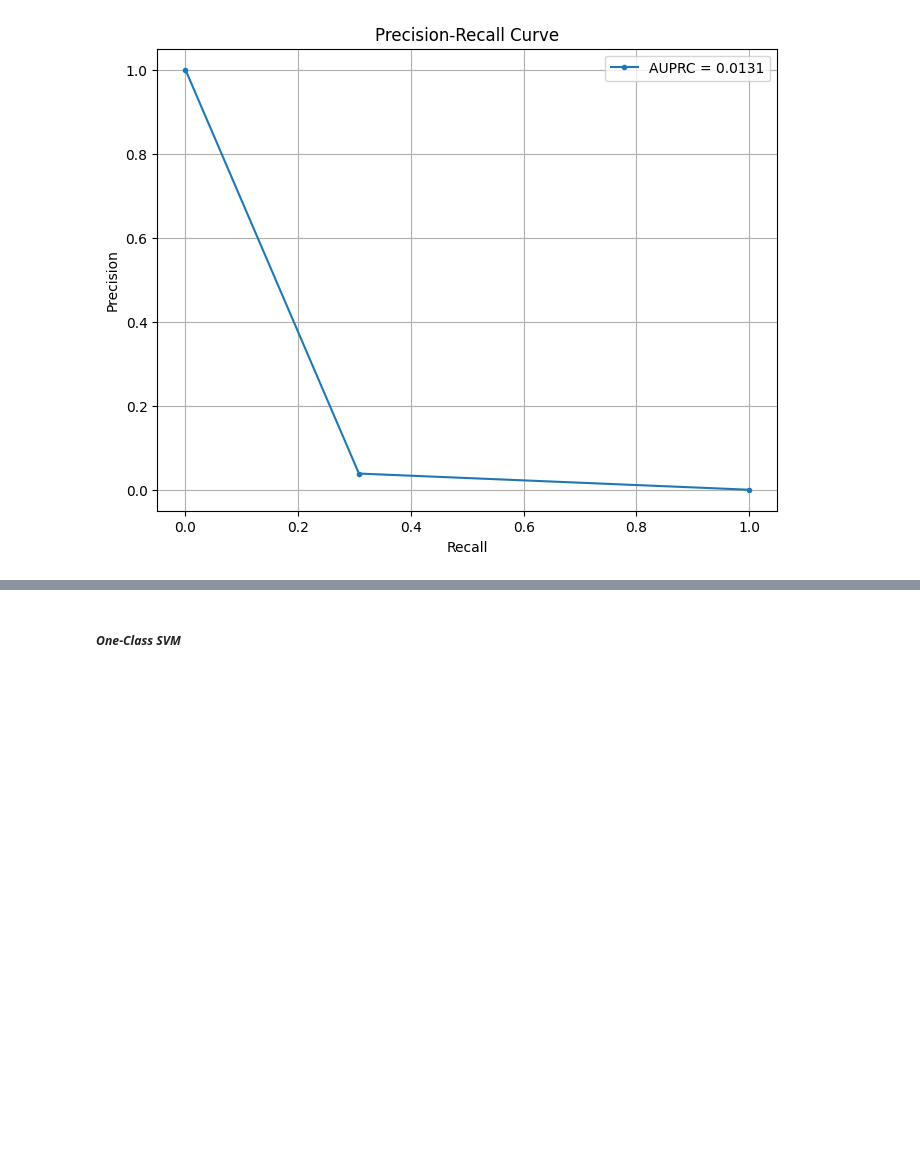
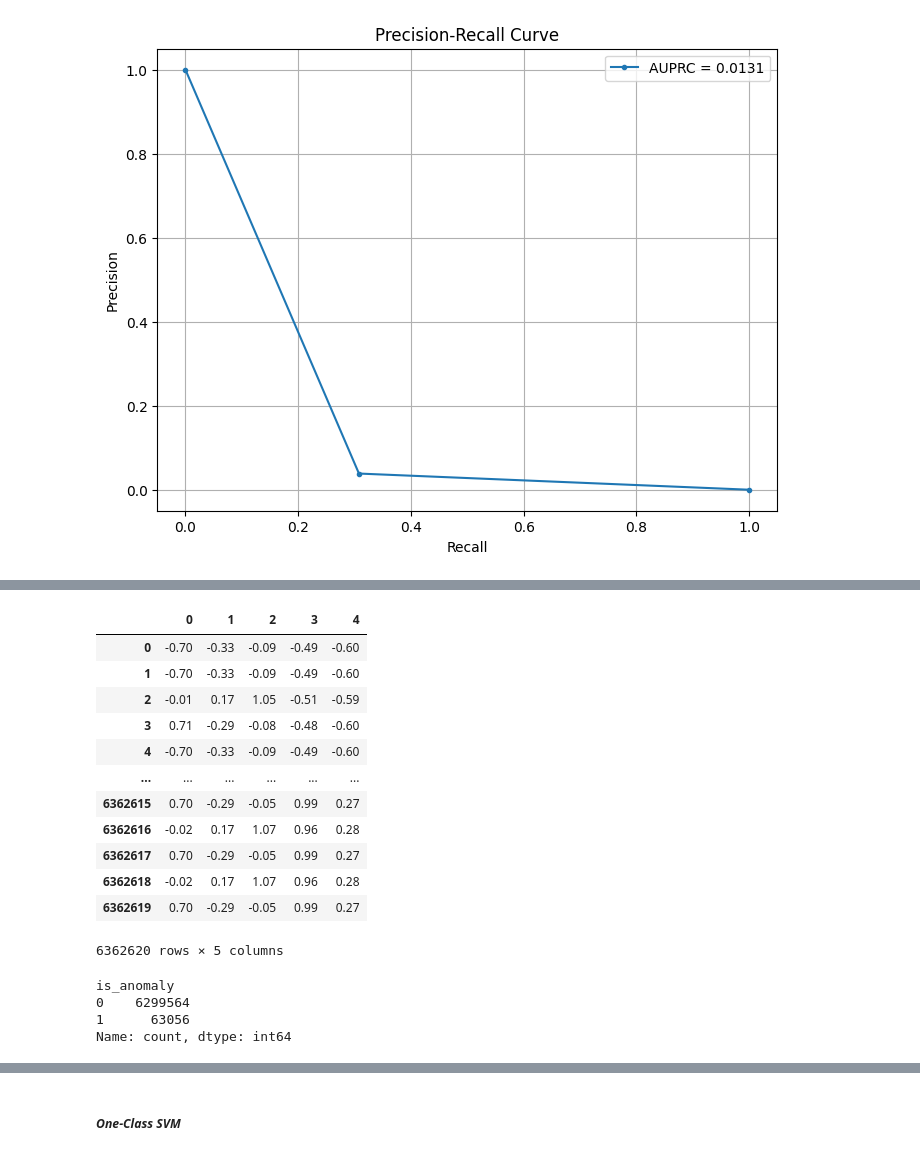
Before and after one commit to miaspacejensen/risk-analysis-sandbox, a Jupyter notebook: Financial Fraud/financial_fraud_detection.ipynb, the cells around one changed output, grey strips where cells are left out. Cells and saved outputs as stored; diff of their text form; code cells hidden in the pictures; blank space fills up the shorter version.

```diff
--- a/Financial Fraud/financial_fraud_detection.ipynb
+++ b/Financial Fraud/financial_fraud_detection.ipynb
@@ -371,0 +374,2 @@ Area Under Precision-Recall Curve (AUPRC): 0.0131
+# %%
+df_model_isof_pca = df_model_copy.copy()
@@ -371,0 +394,30 @@ Area Under Precision-Recall Curve (AUPRC): 0.0131
+# %%
+pca = PCA(n_components=0.95)
+principal_components = pca.fit_transform(df_scaled_isof_pca)
+df_isof_pca = pd.DataFrame(data=principal_components)
+df_isof_pca
+# %% [output]
+|  | 0 | 1 | 2 | 3 | 4 |
+| 0 | -0.70 | -0.33 | -0.09 | -0.49 | -0.60 |
+| 1 | -0.70 | -0.33 | -0.09 | -0.49 | -0.60 |
+| 2 | -0.01 | 0.17 | 1.05 | -0.51 | -0.59 |
+| 3 | 0.71 | -0.29 | -0.08 | -0.48 | -0.60 |
+| 4 | -0.70 | -0.33 | -0.09 | -0.49 | -0.60 |
+| ... | ... | ... | ... | ... | ... |
+| 6362615 | 0.70 | -0.29 | -0.05 | 0.99 | 0.27 |
+| 6362616 | -0.02 | 0.17 | 1.07 | 0.96 | 0.28 |
+| 6362617 | 0.70 | -0.29 | -0.05 | 0.99 | 0.27 |
+| 6362618 | -0.02 | 0.17 | 1.07 | 0.96 | 0.28 |
+| 6362619 | 0.70 | -0.29 | -0.05 | 0.99 | 0.27 |
+6362620 rows × 5 columns
+# %%
+isolation_forest_pca = IsolationForest(n_estimators=100, contamination=0.01, random_state=42)
+df_model_isof_pca['is_anomaly'] = isolation_forest_pca.fit_predict(df_isof_pca)
+df_model_isof_pca['is_anomaly'] = (df_model_isof_pca['is_anomaly'] == -1).astype(int) #anomalies are usually flagged with -1
+df_model_isof_pca['score'] = isolation_forest_pca.decision_function(df_isof_pca)
+print(df_model_isof_pca['is_anomaly'].value_counts())  # anomaly count
+# %% [output]
+is_anomaly
+0    6299564
+1      63056
+Name: count, dtype: int64
```
Also changed, not shown: parts of 5 cells of this notebook, 1 other file.
